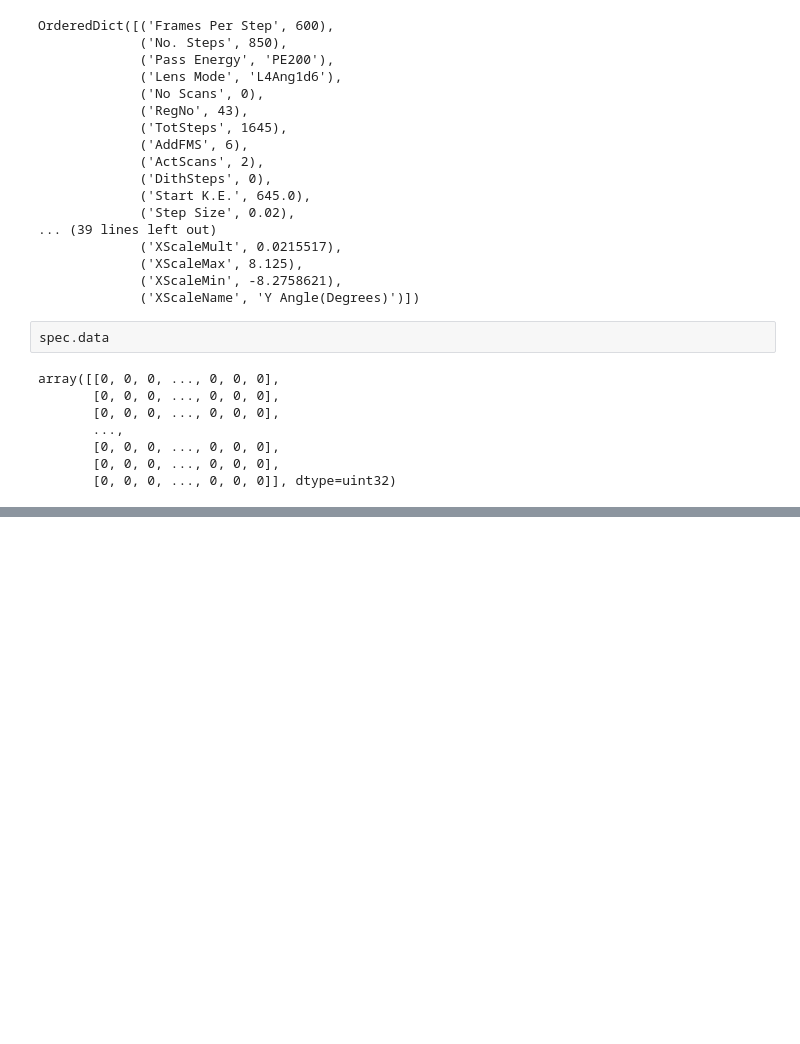
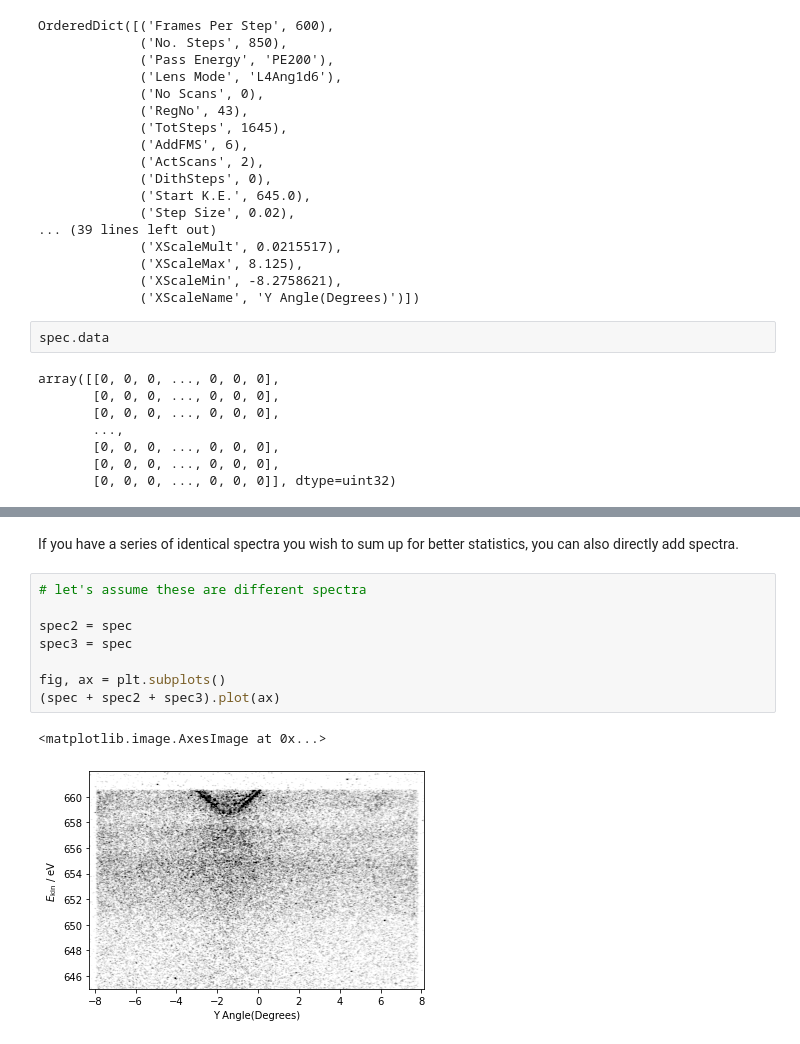
Before and after one commit to mueslo/mbs, a Jupyter notebook: mbs_example.ipynb, the cells around one changed output, grey strips where cells are left out. Saved outputs shown, nothing was run; the diff lists cells and outputs as text; blank space fills up the shorter version.

```diff
--- a/mbs_example.ipynb
+++ b/mbs_example.ipynb
@@ -56,0 +88,13 @@ VBox(children=(HTML(value='<h4>190423-MBS-00232_00043.txt</h4>'), Tab(children=(
+# %% [markdown]
+If you have a series of identical spectra you wish to sum up for better statistics, you can also directly add spectra.
+# %%
+# let's assume these are different spectra
+
+spec2 = spec
+spec3 = spec
+
+fig, ax = plt.subplots()
+(spec + spec2 + spec3).plot(ax)
+# %% [output]
+<matplotlib.image.AxesImage at 0x...>
+[figure, added]
```
Also changed, not shown: parts of 14 cells of this notebook.
